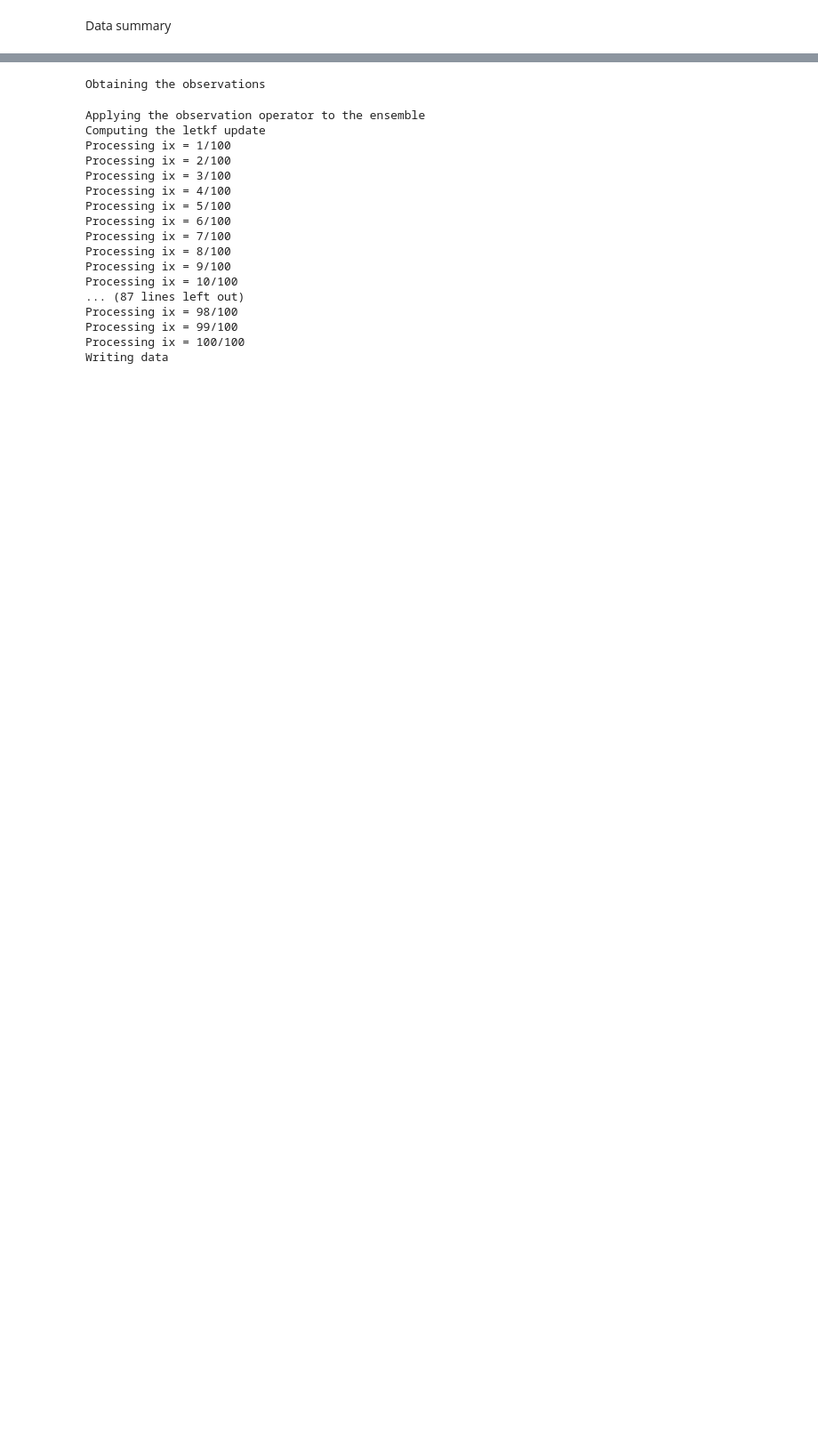
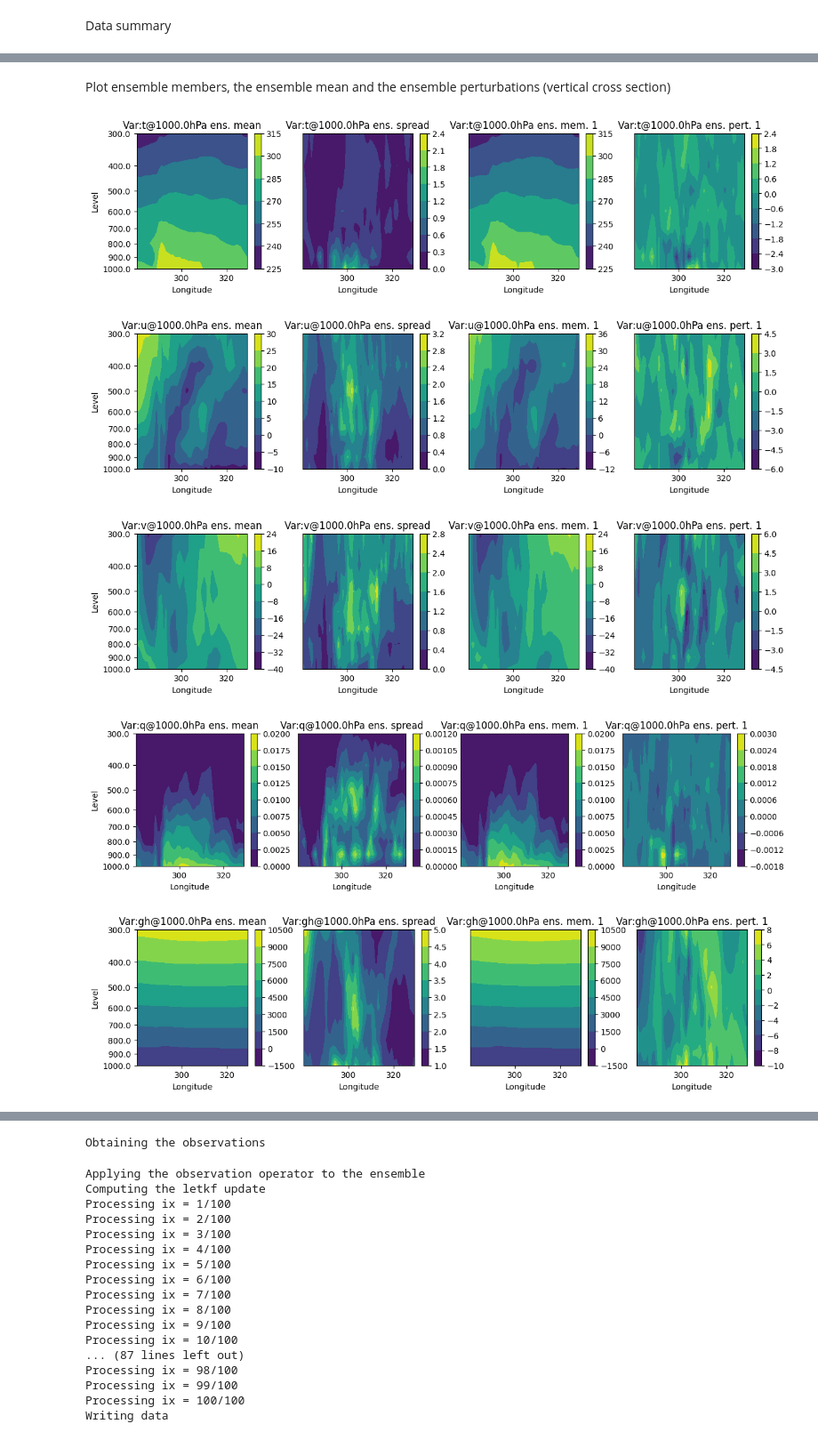
Before and after one commit to gustfrontar/code, a Jupyter notebook: python/gfs_data/global_scale_da.ipynb, the cells around one changed output, grey strips where cells are left out. Shown at 89% size. Saved outputs shown, nothing was run; the diff lists cells and outputs as text; code cells hidden in the pictures; blank space fills up the shorter version.

```diff
--- a/python/gfs_data/global_scale_da.ipynb
+++ b/python/gfs_data/global_scale_da.ipynb
@@ -301,0 +338,43 @@ Text(0.5, 1.0, 'Var:t@1hPa ens. pert. 1')
+# %% [markdown]
+Plot ensemble members, the ensemble mean and the ensemble perturbations (vertical cross section)
+# %%
+plot_member = 1     #Ensemble member
+plot_lat    = -30   #Latitude for vertical cross section
+idx_lat = (np.abs(lat - plot_lat)).argmin()
+
+for my_var in var_index.keys() :
+    #Horizontal plot
+    fig , ax = plt.subplots(1,4,figsize=(14, 3))
+
+    #Ploting ensemble mean
+    cont=ax[0].contourf( lon , -np.log(lev) , xf_mean[:,idx_lat,:,var_index[my_var]].T )
+    ax[0].set_title('Var:' + my_var + '@' + str(plot_lev) + 'hPa ' + 'ens. mean')
+    fig.colorbar(cont, orientation='vertical')
+    ax[0].set_yticks(-np.log(lev))
+    ax[0].set_yticklabels(str(mylev) for mylev in lev)
+    ax[0].set_ylabel('Level')
+    ax[0].set_xlabel('Longitude')
+    #Ploting the ensemble spread
+    cont=ax[1].contourf( lon , -np.log(lev) , np.std( xf[:,idx_lat,:,:,var_index[my_var]] , axis=2  ).T )
+    ax[1].set_title('Var:' + my_var + '@' + str(plot_lev) + 'hPa ' + 'ens. spread')
+    fig.colorbar(cont, orientation='vertical')
+    ax[1].set_yticks([])
+    ax[1].set_xlabel('Longitude')
+    #Ploting member 1
+    cont=ax[2].contourf( lon , -np.log(lev) , xf[:,idx_lat,:,plot_member,var_index[my_var]].T )
+    ax[2].set_title('Var:' + my_var + '@' + str(plot_lev) + 'hPa ' + 'ens. mem. ' + str(plot_member))
+    fig.colorbar(cont, orientation='vertical')
+    ax[2].set_yticks([])
+    ax[2].set_xlabel('Longitude')
+    #Ploting member 1 perturbation with respect to the mean
+    cont=ax[3].contourf( lon , -np.log(lev) , xf[:,idx_lat,:,plot_member,var_index[my_var]].T - xf_mean[:,idx_lat,:,var_index[my_var]].T )
+    ax[3].set_title('Var:' + my_var + '@' + str(plot_lev) + 'hPa ' + 'ens. pert. ' + str(plot_member))
+    fig.colorbar(cont, orientation='vertical')
+    ax[3].set_yticks([])
+    ax[3].set_xlabel('Longitude')
+# %% [output]
+[figure, added]
+[figure, added]
+[figure, added]
+[figure, added]
+[figure, added]
```
Also changed, not shown: parts of 18 cells of this notebook, 4 other files.
